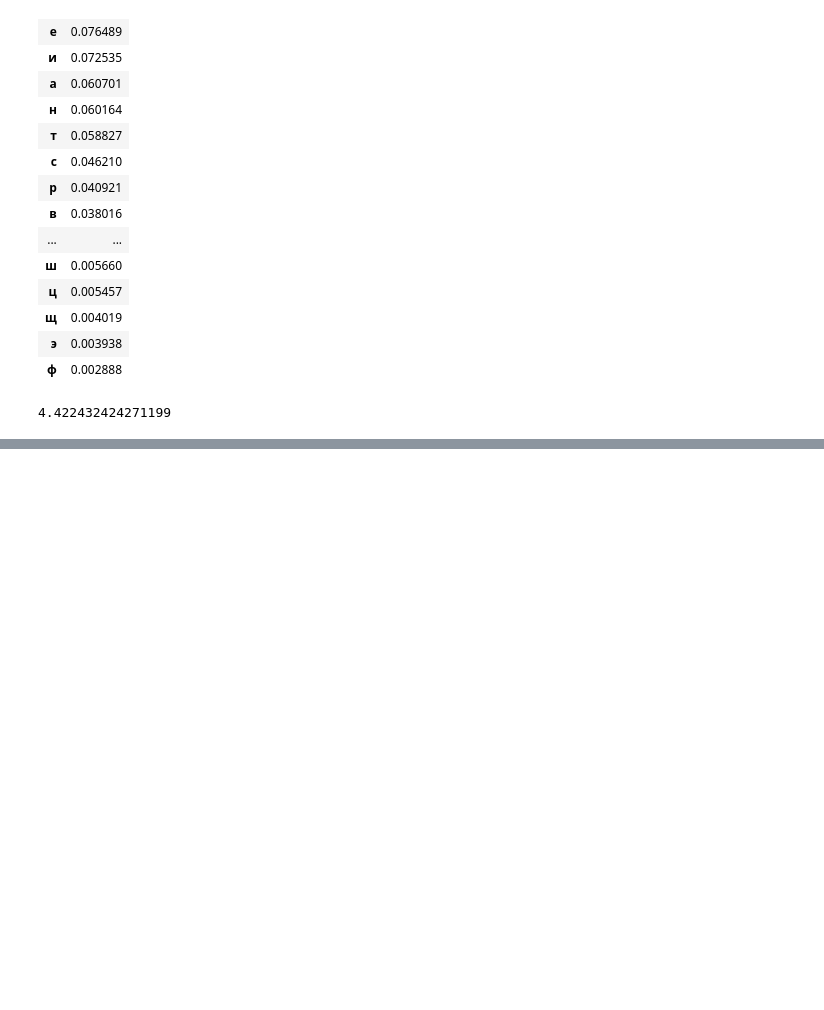
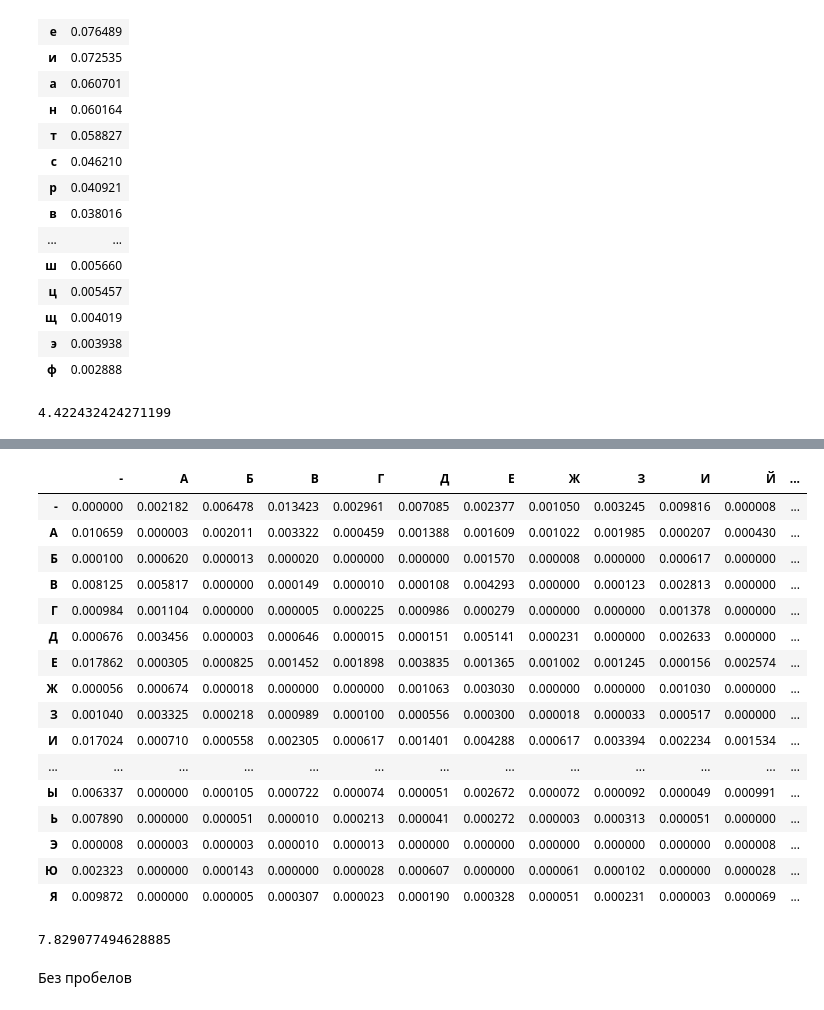
Before and after one commit to kseniiacode/fb-labs-2020, a Jupyter notebook: cp_1/zakhariash_fb-83_cp1.ipynb, the cells around one changed output, grey strips where cells are left out. Cells and saved outputs as stored; diff of their text form; code cells hidden in the pictures; blank space fills up the shorter version.

```diff
--- a/cp_1/zakhariash_fb-83_cp1.ipynb
+++ b/cp_1/zakhariash_fb-83_cp1.ipynb
@@ -133,0 +148,53 @@ df_bi
+# %%
+bi_n1 = np.zeros((32, 32))
+def bi_freq_n(data, bi):
+    try:
+        for n in range(0, len(data) - 1, 2):
+            if (ord(data[n]) > 1097) and (ord(data[n+1]) > 1097):
+                bi[ord(data[n]) - 1072][ord(data[n+1]) - 1072] += 1
+            elif (ord(data[n]) > 1097) and (ord(data[n+1]) <= 1097):
+                if data[n+1] == ' ':
+                    bi[ord(data[n]) - 1072][0] += 1
+                else:
+                    bi[ord(data[n]) - 1072][ord(data[n+1]) - 1071] += 1
+            elif (ord(data[n+1]) > 1097) and (ord(data[n]) <= 1097):
+                if data[n] == ' ':
+                    bi[0][ord(data[n+1]) - 1072] += 1
+                else:
+                    bi[ord(data[n]) - 1071][ord(data[n+1]) - 1072] += 1
+            else:
+                if data[n] == ' ':
+                    bi[0][ord(data[n+1]) - 1071] += 1
+                elif data[n+1] == ' ':
+                    bi[ord(data[n]) - 1071][0] += 1
+                else:
+                    bi[ord(data[n]) - 1071][ord(data[n+1]) - 1071] += 1
+    except:
+        print('break')
+        print(n)
+    df2 = pd.DataFrame(bi, index=list_alf, columns=list_alf)
+    size = (df2.sum()).sum()
+    df2 = df2.div(size)
+    return df2
+# %%
+df_bi_n1 = bi_freq_n(data, bi_n1)
+# %%
+df_bi_n1
+# %% [output]
+|  | - | А | Б | В | Г | Д | Е | Ж | З | И | Й | ... |
+| - | 0.000000 | 0.002182 | 0.006478 | 0.013423 | 0.002961 | 0.007085 | 0.002377 | 0.001050 | 0.003245 | 0.009816 | 0.000008 | ... |
+| А | 0.010659 | 0.000003 | 0.002011 | 0.003322 | 0.000459 | 0.001388 | 0.001609 | 0.001022 | 0.001985 | 0.000207 | 0.000430 | ... |
+| Б | 0.000100 | 0.000620 | 0.000013 | 0.000020 | 0.000000 | 0.000000 | 0.001570 | 0.000008 | 0.000000 | 0.000617 | 0.000000 | ... |
+| В | 0.008125 | 0.005817 | 0.000000 | 0.000149 | 0.000010 | 0.000108 | 0.004293 | 0.000000 | 0.000123 | 0.002813 | 0.000000 | ... |
+| Г | 0.000984 | 0.001104 | 0.000000 | 0.000005 | 0.000225 | 0.000986 | 0.000279 | 0.000000 | 0.000000 | 0.001378 | 0.000000 | ... |
+| Д | 0.000676 | 0.003456 | 0.000003 | 0.000646 | 0.000015 | 0.000151 | 0.005141 | 0.000231 | 0.000000 | 0.002633 | 0.000000 | ... |
+| Е | 0.017862 | 0.000305 | 0.000825 | 0.001452 | 0.001898 | 0.003835 | 0.001365 | 0.001002 | 0.001245 | 0.000156 | 0.002574 | ... |
+| Ж | 0.000056 | 0.000674 | 0.000018 | 0.000000 | 0.000000 | 0.001063 | 0.003030 | 0.000000 | 0.000000 | 0.001030 | 0.000000 | ... |
+| З | 0.001040 | 0.003325 | 0.000218 | 0.000989 | 0.000100 | 0.000556 | 0.000300 | 0.000018 | 0.000033 | 0.000517 | 0.000000 | ... |
+| И | 0.017024 | 0.000710 | 0.000558 | 0.002305 | 0.000617 | 0.001401 | 0.004288 | 0.000617 | 0.003394 | 0.002234 | 0.001534 | ... |
+| ... | ... | ... | ... | ... | ... | ... | ... | ... | ... | ... | ... | ... |
+| Ы | 0.006337 | 0.000000 | 0.000105 | 0.000722 | 0.000074 | 0.000051 | 0.002672 | 0.000072 | 0.000092 | 0.000049 | 0.000991 | ... |
+| Ь | 0.007890 | 0.000000 | 0.000051 | 0.000010 | 0.000213 | 0.000041 | 0.000272 | 0.000003 | 0.000313 | 0.000051 | 0.000000 | ... |
+| Э | 0.000008 | 0.000003 | 0.000003 | 0.000010 | 0.000013 | 0.000000 | 0.000000 | 0.000000 | 0.000000 | 0.000000 | 0.000008 | ... |
+| Ю | 0.002323 | 0.000000 | 0.000143 | 0.000000 | 0.000028 | 0.000607 | 0.000000 | 0.000061 | 0.000102 | 0.000000 | 0.000028 | ... |
+| Я | 0.009872 | 0.000000 | 0.000005 | 0.000307 | 0.000023 | 0.000190 | 0.000328 | 0.000051 | 0.000231 | 0.000003 | 0.000069 | ... |
@@ -133,0 +203,6 @@ df_bi
+# %%
+entropy_bi_n1
+# %% [output]
+7.829077494628885
+# %% [markdown]
+Без пробелов
```
Also changed, not shown: parts of 29 cells of this notebook.
